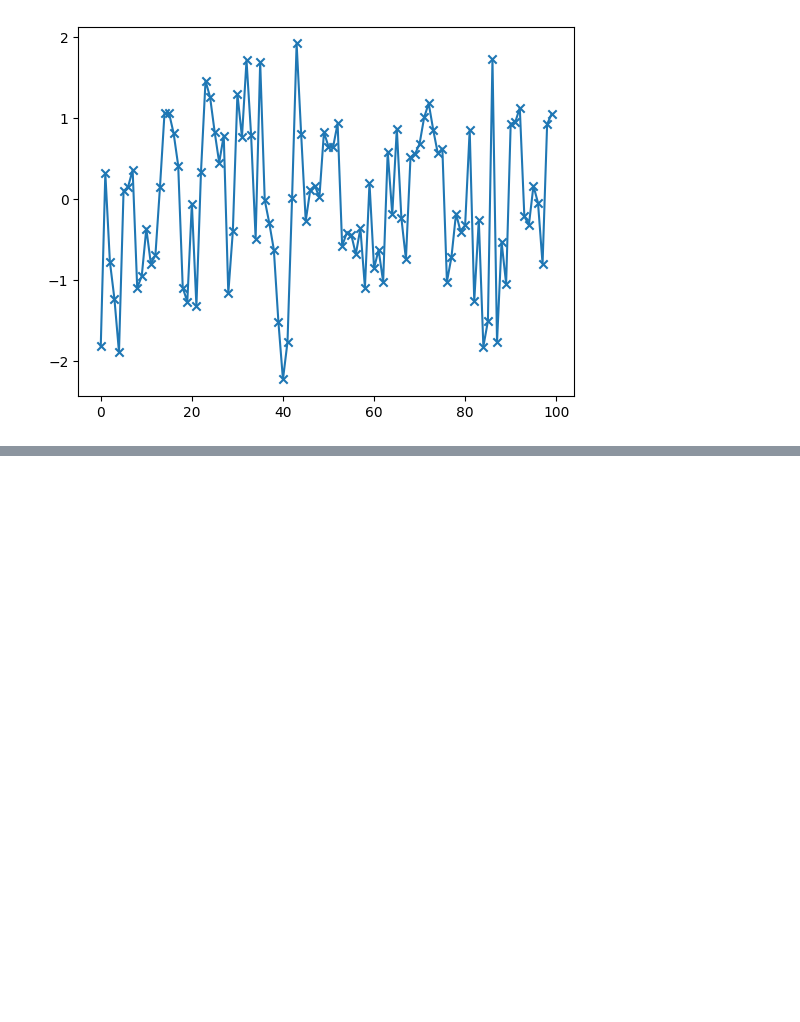
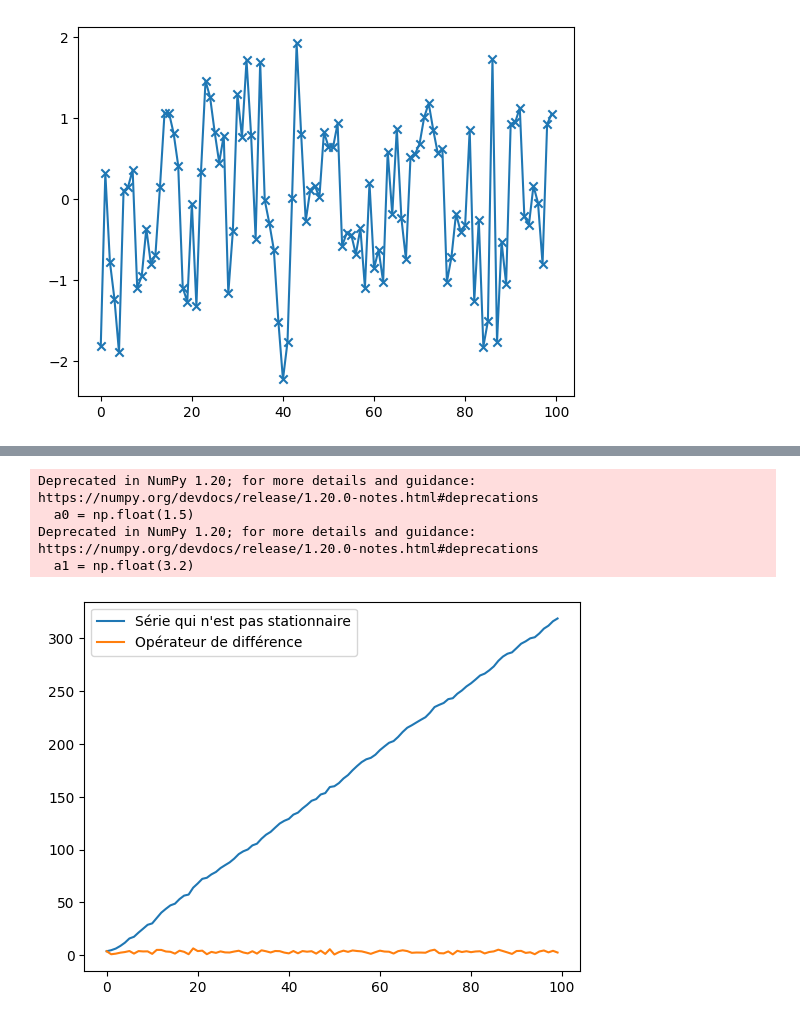
Before and after one commit to AugustinCablant/Statistics-and-Probability, a Jupyter notebook: TD_time_series.ipynb, the cells around one changed output, grey strips where cells are left out. Drawn from its saved outputs; the diff is of its cells as text; code cells hidden in the pictures; blank space fills up the shorter version.

```diff
--- a/TD_time_series.ipynb
+++ b/TD_time_series.ipynb
@@ -56,0 +82,20 @@ plt.scatter(range(100), X, marker = 'x')
+# %%
+# Rendre une série stationnaire
+a0 = np.float(1.5)
+a1 = np.float(3.2)
+Y = np.array(AR1(0.5, taille=100))
+time = np.array([i for i in range(100)])
+X = a0 + a1 * time + Y
+X_1 = np.array([0] + list(X[:-1]))
+diff1_X = X - X_1
+
+plt.plot(time, X, label = "Série qui n'est pas stationnaire")
+plt.plot(time, diff1_X, label = "Opérateur de différence")
+plt.legend()
+plt.show()
+# %% [output]
+Deprecated in NumPy 1.20; for more details and guidance: https://numpy.org/devdocs/release/1.20.0-notes.html#deprecations
+  a0 = np.float(1.5)
+Deprecated in NumPy 1.20; for more details and guidance: https://numpy.org/devdocs/release/1.20.0-notes.html#deprecations
+  a1 = np.float(3.2)
+[figure, added]
```
Also changed, not shown: parts of 2 cells of this notebook.
